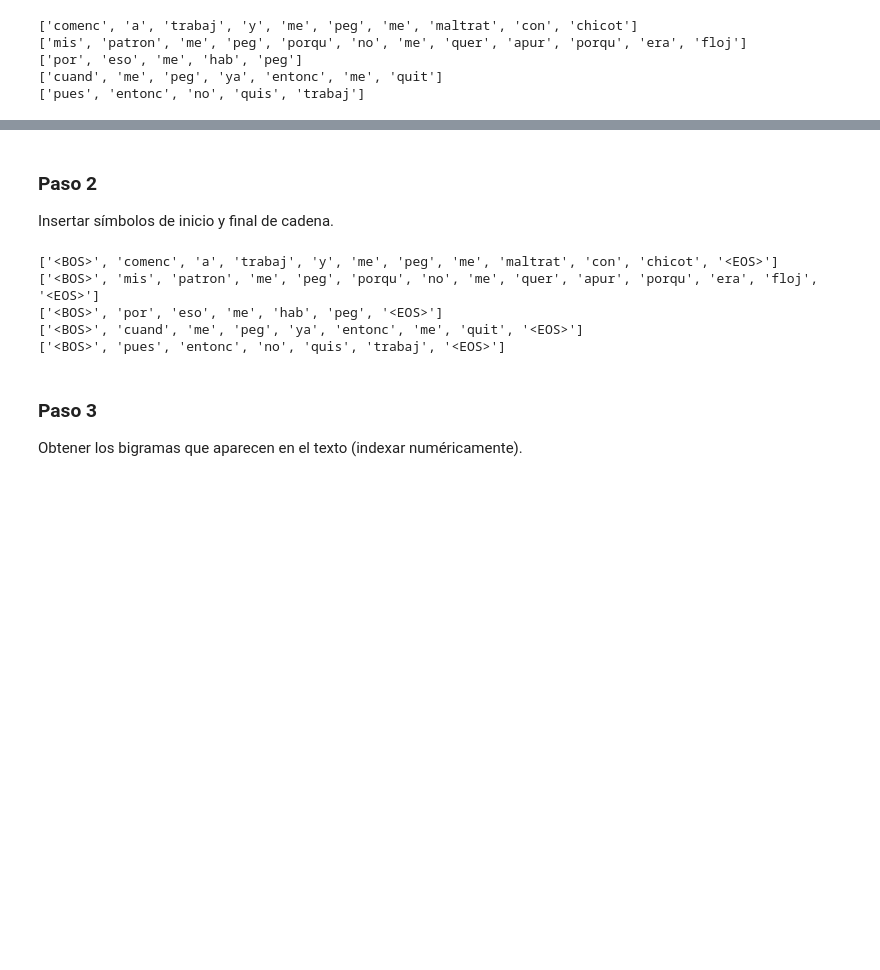
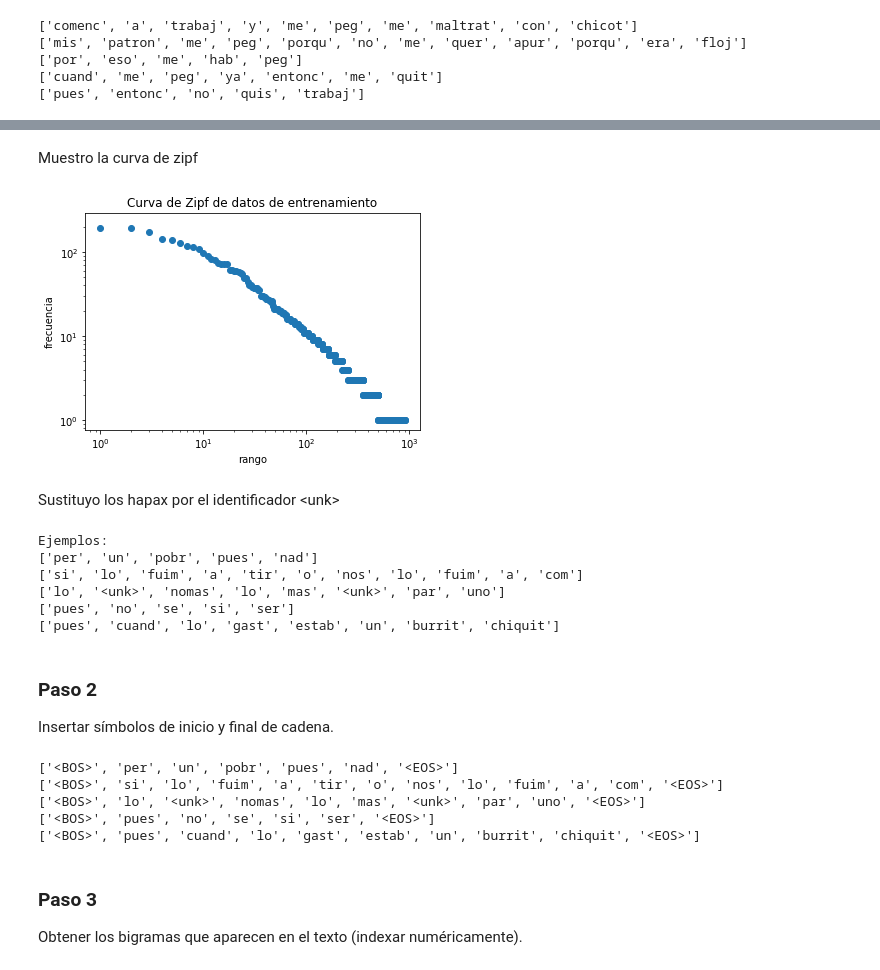
Before and after one commit to gandresto/PLN-2020-2, a Jupyter notebook: Prácticas/2/p2-word-embeddings.ipynb, the cells around one changed output, grey strips where cells are left out. Cells and saved outputs as stored; diff of their text form; code cells hidden in the pictures; blank space fills up the shorter version.

Commit message:
Agrego curva de zipf, división de train/eval y palabras <unk>

```diff
--- a/Prácticas/2/p2-word-embeddings.ipynb
+++ b/Prácticas/2/p2-word-embeddings.ipynb
@@ -55,13 +46,13 @@ Limpiar los textos y aplicar stemming a las palabras.
 # %%
 with open(CORPUS_PATH, 'r', encoding='utf-8') as f:
     corpus = [
-        list(map(lambda token: stemmer_esp.stem(token),
-            re.findall('[a-zA-zñáéíóúü]+', frase.lower())
+        list(map(lambda token: stemmer_esp.stem(token), # Mapeo cada token a su stem
+            re.findall('[a-zA-zñáéíóúü]+', linea.lower()) # Devuelve una lista con todas las ocurrencias que coincidan con la regex
         ))
-        for frase in f
+        for linea in f
     ]
-    for stems in corpus[:5]:
-        print(stems) # Muestro 5 ejemplos
+    for docs in corpus[:5]:
+        print(docs) # Muestro 5 ejemplos
 # %% [output]
 ['comenc', 'a', 'trabaj', 'y', 'me', 'peg', 'me', 'maltrat', 'con', 'chicot']
 ['mis', 'patron', 'me', 'peg', 'porqu', 'no', 'me', 'quer', 'apur', 'porqu', 'era', 'floj']
@@ -70,0 +64,12 @@ with open(CORPUS_PATH, 'r', encoding='utf-8') as f:
+# %%
+train_corpus, eval_corpus = train_test_split(corpus, test_size=0.3)
+
+print(f'\nTamaño del corpus de entrenamiento: {len(train_corpus)}')
+print('Ejemplos:')
+for docs in train_corpus[:5]:
+        print(docs) # Muestro 5 ejemplos
+
+print(f'\nTamaño del corpus de evaluación: {len(eval_corpus)}')
+print('Ejemplos:')
+for docs in eval_corpus[:5]:
+        print(' ', docs) # Muestro 5 ejemplos
@@ -71,17 +92,53 @@ with open(CORPUS_PATH, 'r', encoding='utf-8') as f:
+# %% [markdown]
+Muestro la curva de zipf
+# %%
+frec = sum([Counter(doc) for doc in train_corpus], Counter())
+
+plt.plot(sorted(frec.values(), reverse=True), 'o')
+plt.xlabel('rango')
+plt.ylabel('frecuencia')
+plt.xscale('log')
+plt.yscale('log')
+plt.title('Curva de Zipf de datos de entrenamiento')
+plt.show()
+# %% [output]
+[figure, added]
+# %% [markdown]
+Sustituyo los hapax por el identificador <unk\>
+# %%
+train_corpus_unk = [
+    [
+        # Si la frecuencia de la palabra es 1, se sustituye por UNK
+        (UNK if frec[w] == 1 else w)
+        for w in doc
+    ]
+    for doc in train_corpus
+]
+
+print('Ejemplos:')
+for docs in train_corpus_unk[:5]:
+        print(docs) # Muestro 5 ejemplos
+# %% [output]
+Ejemplos:
+['per', 'un', 'pobr', 'pues', 'nad']
+['si', 'lo', 'fuim', 'a', 'tir', 'o', 'nos', 'lo', 'fuim', 'a', 'com']
+['lo', '<unk>', 'nomas', 'lo', 'mas', '<unk>', 'par', 'uno']
+['pues', 'no', 'se', 'si', 'ser']
+['pues', 'cuand', 'lo', 'gast', 'estab', 'un', 'burrit', 'chiquit']
 # %% [markdown]
 ### Paso 2
 
 Insertar símbolos de inicio y final de cadena.
 # %%
-corpus = list(map(lambda stems: [BOS, *stems, EOS], corpus))
-for stems in corpus[:5]:
-    print(stems)
+train_corpus_unk = list(map(lambda doc: [BOS, *doc, EOS], train_corpus_unk))
+for doc in train_corpus_unk[:5]:
+    print(doc)
 # %% [output]
-['<BOS>', 'comenc', 'a', 'trabaj', 'y', 'me', 'peg', 'me', 'maltrat', 'con', 'chicot', '<EOS>']
-['<BOS>', 'mis', 'patron', 'me', 'peg', 'porqu', 'no', 'me', 'quer', 'apur', 'porqu', 'era', 'floj', '<EOS>']
-['<BOS>', 'por', 'eso', 'me', 'hab', 'peg', '<EOS>']
-['<BOS>', 'cuand', 'me', 'peg', 'ya', 'entonc', 'me', 'quit', '<EOS>']
-['<BOS>', 'pues', 'entonc', 'no', 'quis', 'trabaj', '<EOS>']
+['<BOS>', 'per', 'un', 'pobr', 'pues', 'nad', '<EOS>']
+['<BOS>', 'si', 'lo', 'fuim', 'a', 'tir', 'o', 'nos', 'lo', 'fuim', 'a', 'com', '<EOS>']
+['<BOS>', 'lo', '<unk>', 'nomas', 'lo', 'mas', '<unk>', 'par', 'uno', '<EOS>']
+['<BOS>', 'pues', 'no', 'se', 'si', 'ser', '<EOS>']
+['<BOS>', 'pues', 'cuand', 'lo', 'gast', 'estab', 'un', 'burrit', 'chiquit', '<EOS>']
 # %% [markdown]
 ### Paso 3
 
```
Also changed, not shown: parts of 6 cells of this notebook.
